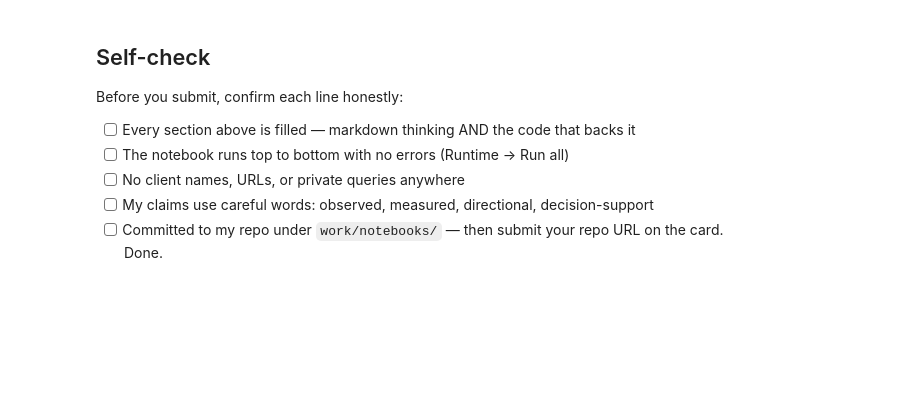
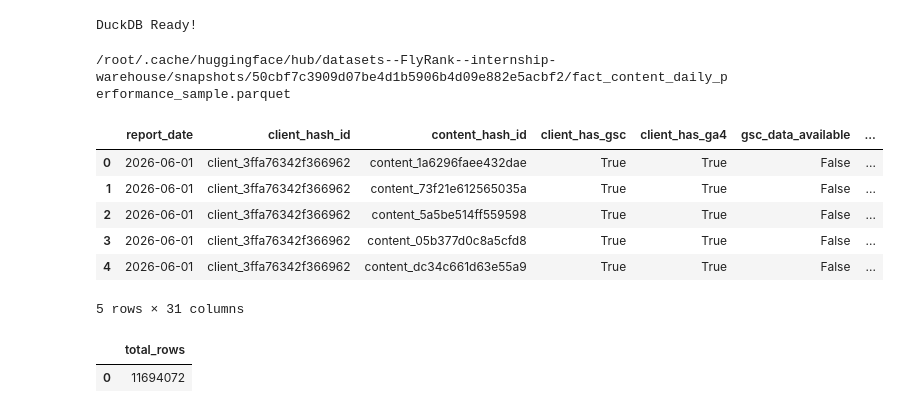
Before and after one commit to Saad5987/ML-, a Jupyter notebook: work/notebooks/w04_baseline_score.ipynb, the cells around one changed output. Cells and saved outputs as stored; diff of their text form; code cells hidden in the pictures; blank space fills up the shorter version.

```diff
--- a/work/notebooks/w04_baseline_score.ipynb
+++ b/work/notebooks/w04_baseline_score.ipynb
@@ -37,10 +0,0 @@ This skeleton is yours to fill. Work the sections **in order** — each one has
-# %% [markdown]
-## Self-check
-
-Before you submit, confirm each line honestly:
-
-- [ ] Every section above is filled — markdown thinking AND the code that backs it
-- [ ] The notebook runs top to bottom with no errors (Runtime → Run all)
-- [ ] No client names, URLs, or private queries anywhere
-- [ ] My claims use careful words: observed, measured, directional, decision-support
-- [ ] Committed to my repo under `work/notebooks/` — then submit your repo URL on the card. Done.
@@ -46,0 +3,34 @@ Before you submit, confirm each line honestly:
+# %%
+import duckdb
+
+con = duckdb.connect()
+
+print("DuckDB Ready!")
+# %% [output]
+DuckDB Ready!
+# %%
+from huggingface_hub import hf_hub_download
+
+sample = hf_hub_download(
+    repo_id="FlyRank/internship-warehouse",
+    filename="fact_content_daily_performance_sample.parquet",
+    repo_type="dataset"
+)
+
+print(sample)
+# %% [output]
+/root/.cache/huggingface/hub/datasets--FlyRank--internship-warehouse/snapshots/50cbf7c3909d07be4d1b5906b4d09e882e5acbf2/fact_content_daily_performance_sample.parquet
+# %%
+con.sql(f"""
+SELECT *
+FROM read_parquet('{sample}')
+LIMIT 5
+""").df()
+# %% [output]
+|  | report_date | client_hash_id | content_hash_id | client_has_gsc | client_has_ga4 | gsc_data_available | ... |
+| 0 | 2026-06-01 | client_3ffa76342f366962 | content_1a6296faee432dae | True | True | False | ... |
+| 1 | 2026-06-01 | client_3ffa76342f366962 | content_73f21e612565035a | True | True | False | ... |
+| 2 | 2026-06-01 | client_3ffa76342f366962 | content_5a5be514ff559598 | True | True | False | ... |
+| 3 | 2026-06-01 | client_3ffa76342f366962 | content_05b377d0c8a5cfd8 | True | True | False | ... |
+| 4 | 2026-06-01 | client_3ffa76342f366962 | content_dc34c661d63e55a9 | True | True | False | ... |
+5 rows × 31 columns
@@ -46,0 +43,8 @@ Before you submit, confirm each line honestly:
+# %%
+con.sql("""
+SELECT COUNT(*) AS total_rows
+FROM daily
+""").df()
+# %% [output]
+|  | total_rows |
+| 0 | 11694072 |
```
Also changed, not shown: parts of 24 cells of this notebook.
